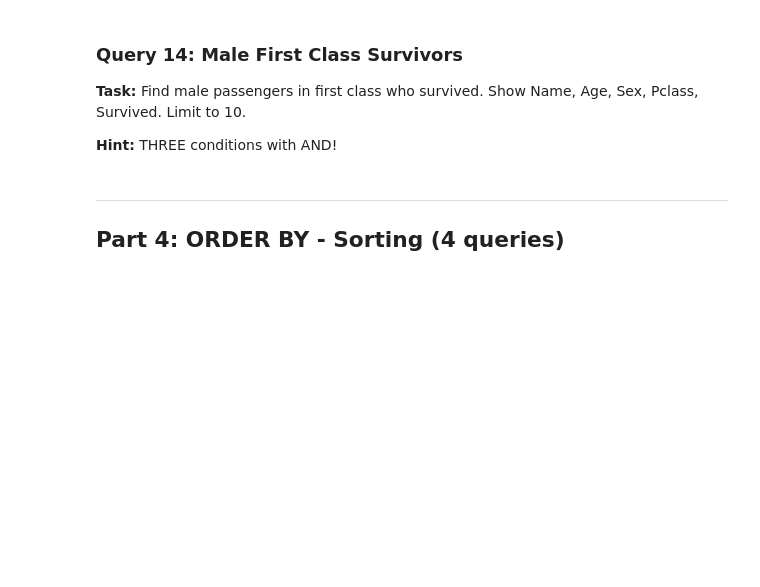
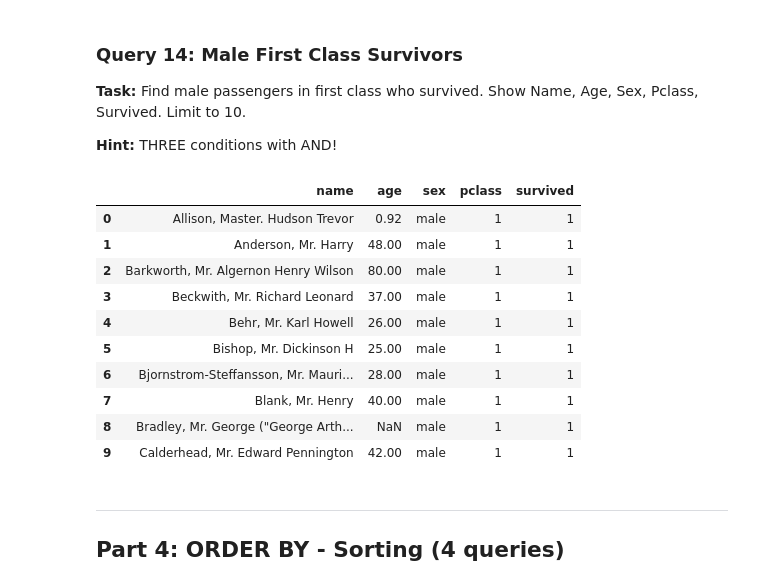
Before and after one commit to LSprecher27/databaseApplications, a Jupyter notebook: dbApps04/dbApps04Tasks.ipynb, the cells around one changed output. Drawn from its saved outputs; the diff is of its cells as text; code cells hidden in the pictures; blank space fills up the shorter version.

```diff
--- a/dbApps04/dbApps04Tasks.ipynb
+++ b/dbApps04/dbApps04Tasks.ipynb
@@ -390,11 +423,26 @@ display(result_13)
 # %%
 # TODO: Write your query
 query_14 = """
-
+SELECT Name, Age, Sex, Pclass, Survived
+FROM Passengers
+WHERE Sex = 'male' AND Pclass = 1 AND survived = 1
+LIMIT 10
 """
 
 result_14 = pd.read_sql(query_14, conn)
 display(result_14)
+# %% [output]
+|  | name | age | sex | pclass | survived |
+| 0 | Allison, Master. Hudson Trevor | 0.92 | male | 1 | 1 |
+| 1 | Anderson, Mr. Harry | 48.00 | male | 1 | 1 |
+| 2 | Barkworth, Mr. Algernon Henry Wilson | 80.00 | male | 1 | 1 |
+| 3 | Beckwith, Mr. Richard Leonard | 37.00 | male | 1 | 1 |
+| 4 | Behr, Mr. Karl Howell | 26.00 | male | 1 | 1 |
+| 5 | Bishop, Mr. Dickinson H | 25.00 | male | 1 | 1 |
+| 6 | Bjornstrom-Steffansson, Mr. Mauri... | 28.00 | male | 1 | 1 |
+| 7 | Blank, Mr. Henry | 40.00 | male | 1 | 1 |
+| 8 | Bradley, Mr. George ("George Arth... | NaN | male | 1 | 1 |
+| 9 | Calderhead, Mr. Edward Pennington | 42.00 | male | 1 | 1 |
 # %% [markdown]
 ---
 
```
Also changed, not shown: parts of 16 cells of this notebook.
